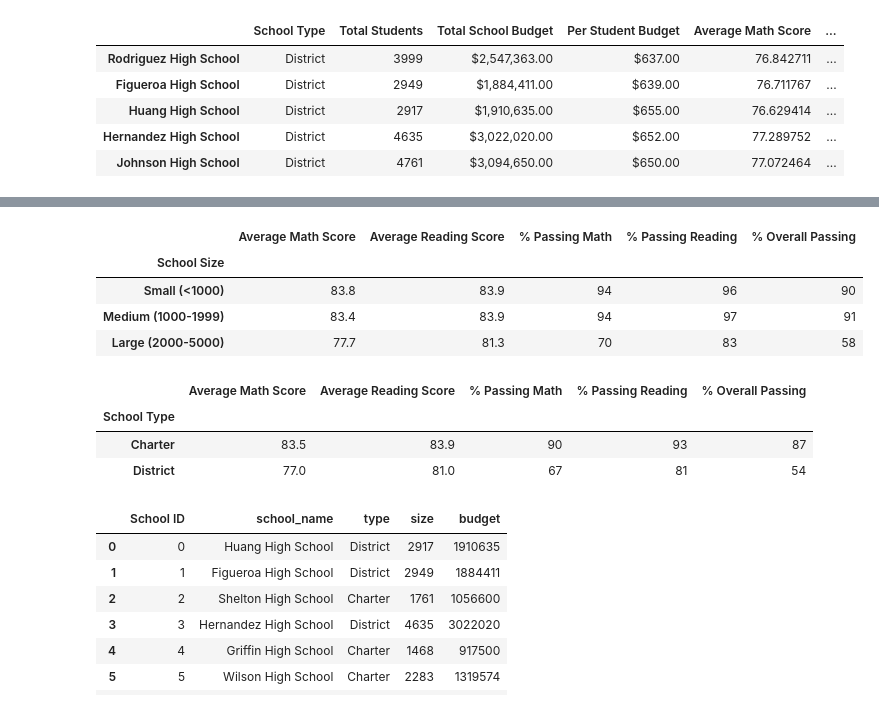
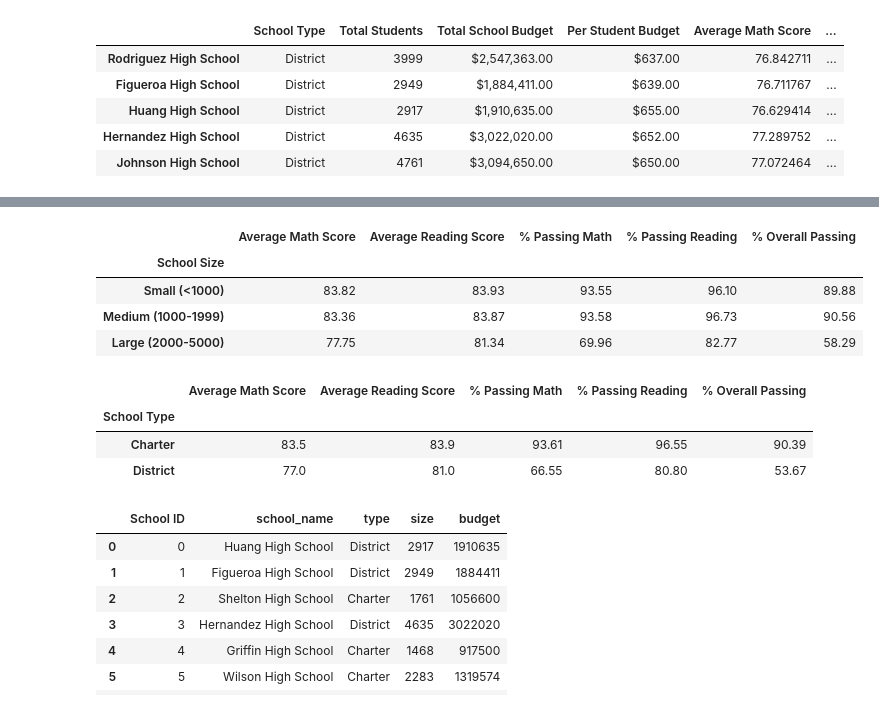
Before and after one commit to mollydorman23/School_District_Analysis, a Jupyter notebook: PyCitySchools_Challenge.ipynb, the cells around one changed output, grey strips where cells are left out. Saved outputs shown, nothing was run; the diff lists cells and outputs as text; code cells hidden in the pictures.

```diff
--- a/PyCitySchools_Challenge.ipynb
+++ b/PyCitySchools_Challenge.ipynb
@@ -420,7 +472,7 @@ average_reading_scores_by_grade
 # Scores by school spending
 # Establish the spending bins and group names.
 spending_bins = [0, 585, 630, 645, 675]
-group_names_1 = ["<$584", "$585-629", "$630-644", "$645-675"]
+group_names_1 = ["<$586", "$586-630", "$631-645", "$646-675"]
 
 # Categorize spending based on the bins.
 per_school_summary_df["Per Capita Spending Ranges"] = pd.cut(per_school_capita, spending_bins, labels=group_names_1)
@@ -481,18 +549,18 @@ Scores_by_size_df = pd.DataFrame({
 # %%
 # Format the DataFrame
-Scores_by_size_df["Average Math Score"] = Scores_by_size_df["Average Math Score"].map("{:.1f}".format)
-Scores_by_size_df["Average Reading Score"] = Scores_by_size_df["Average Reading Score"].map("{:.1f}".format)
-Scores_by_size_df["% Passing Math"] = Scores_by_size_df["% Passing Math"].map("{:.0f}".format)
-Scores_by_size_df["% Passing Reading"] = Scores_by_size_df["% Passing Reading"].map("{:.0f}".format)
-Scores_by_size_df["% Overall Passing"] = Scores_by_size_df["% Overall Passing"].map("{:.0f}".format)
+Scores_by_size_df["Average Math Score"] = Scores_by_size_df["Average Math Score"].map("{:.2f}".format)
+Scores_by_size_df["Average Reading Score"] = Scores_by_size_df["Average Reading Score"].map("{:.2f}".format)
+Scores_by_size_df["% Passing Math"] = Scores_by_size_df["% Passing Math"].map("{:.2f}".format)
+Scores_by_size_df["% Passing Reading"] = Scores_by_size_df["% Passing Reading"].map("{:.2f}".format)
+Scores_by_size_df["% Overall Passing"] = Scores_by_size_df["% Overall Passing"].map("{:.2f}".format)
 
 Scores_by_size_df
 # %% [output]
 |  | Average Math Score | Average Reading Score | % Passing Math | % Passing Reading | % Overall Passing |
 | School Size |  |  |  |  |  |
-| Small (<1000) | 83.8 | 83.9 | 94 | 96 | 90 |
-| Medium (1000-1999) | 83.4 | 83.9 | 94 | 97 | 91 |
-| Large (2000-5000) | 77.7 | 81.3 | 70 | 83 | 58 |
+| Small (<1000) | 83.82 | 83.93 | 93.55 | 96.10 | 89.88 |
+| Medium (1000-1999) | 83.36 | 83.87 | 93.58 | 96.73 | 90.56 |
+| Large (2000-5000) | 77.75 | 81.34 | 69.96 | 82.77 | 58.29 |
 # %%
 # Scores by school type.
 # Calculate averages for the desired columns.
@@ -513,16 +581,16 @@ Scores_by_type_df = pd.DataFrame({
 #Format the DataFrame
 Scores_by_type_df["Average Math Score"] = Scores_by_type_df["Average Math Score"].map("{:.1f}".format)
 Scores_by_type_df["Average Reading Score"] = Scores_by_type_df["Average Reading Score"].map("{:.1f}".format)
-Scores_by_type_df["% Passing Math"] = Scores_by_type_df["% Passing Math"].map("{:.0f}".format)
-Scores_by_type_df["% Passing Reading"] = Scores_by_type_df["% Passing Reading"].map("{:.0f}".format)
-Scores_by_type_df["% Overall Passing"] = Scores_by_type_df["% Overall Passing"].map("{:.0f}".format)
+Scores_by_type_df["% Passing Math"] = Scores_by_type_df["% Passing Math"].map("{:.2f}".format)
+Scores_by_type_df["% Passing Reading"] = Scores_by_type_df["% Passing Reading"].map("{:.2f}".format)
+Scores_by_type_df["% Overall Passing"] = Scores_by_type_df["% Overall Passing"].map("{:.2f}".format)
 
 Scores_by_type_df
 # %% [output]
 |  | Average Math Score | Average Reading Score | % Passing Math | % Passing Reading | % Overall Passing |
 | School Type |  |  |  |  |  |
-| Charter | 83.5 | 83.9 | 90 | 93 | 87 |
-| District | 77.0 | 81.0 | 67 | 81 | 54 |
+| Charter | 83.5 | 83.9 | 93.61 | 96.55 | 90.39 |
+| District | 77.0 | 81.0 | 66.55 | 80.80 | 53.67 |
 # %%
 # code from the initial PyCitySchools module
 # Add the Pandas dependency.
```
Also changed, not shown: parts of 17 cells of this notebook, 1 other file.
